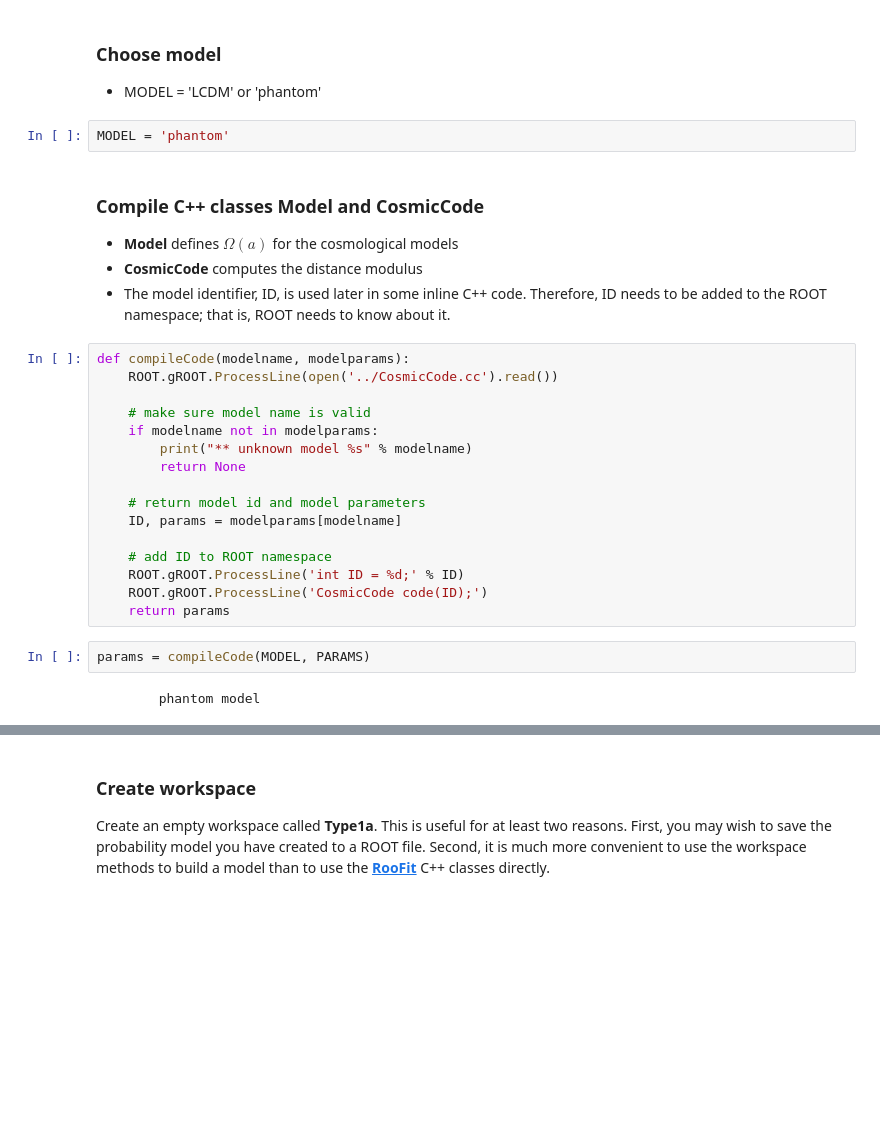
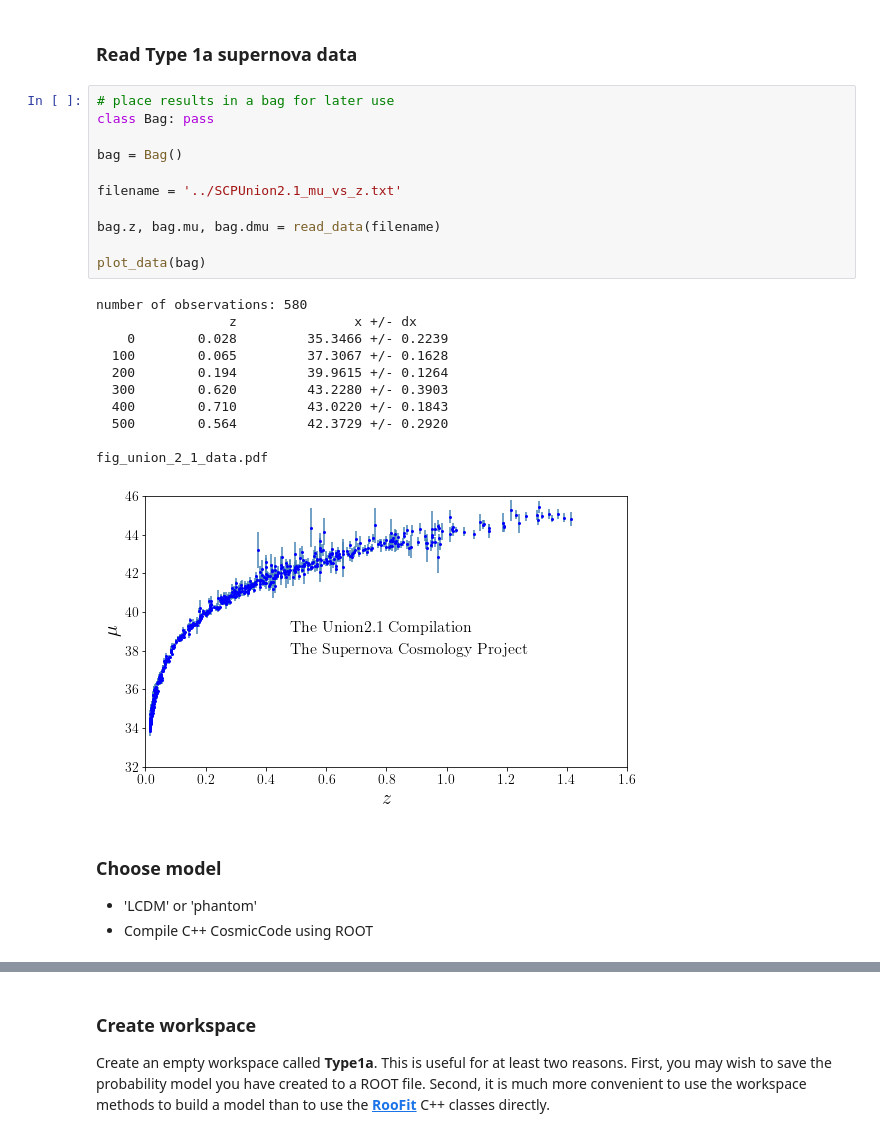
Before and after one commit to hbprosper/type1afit, a Jupyter notebook: roofit/roofit_example.ipynb, the cells around one changed output, grey strips where cells are left out. Drawn from its saved outputs; the diff is of its cells as text; blank space fills up the shorter version.

```diff
--- a/roofit/roofit_example.ipynb
+++ b/roofit/roofit_example.ipynb
@@ -52,30 +14,29 @@ MUMAX = 48.0
+# %% [markdown]
+### Read Type 1a supernova data
+# %%
+# place results in a bag for later use
+class Bag: pass
+
+bag = Bag()
+
+filename = '../SCPUnion2.1_mu_vs_z.txt'
+
+bag.z, bag.mu, bag.dmu = read_data(filename)
+
+plot_data(bag)
+# %% [output]
+number of observations: 580
+                 z               x +/- dx
+    0        0.028         35.3466 +/- 0.2239
+  100        0.065         37.3067 +/- 0.1628
+  200        0.194         39.9615 +/- 0.1264
+  300        0.620         43.2280 +/- 0.3903
+  400        0.710         43.0220 +/- 0.1843
+  500        0.564         42.3729 +/- 0.2920
+
+fig_union_2_1_data.pdf
+[figure, added]
 # %% [markdown]
 ### Choose model
-   * MODEL = 'LCDM' or 'phantom'
+   * 'LCDM' or 'phantom'
+   * Compile C++ CosmicCode using ROOT
-# %%
-MODEL = 'phantom'
-# %% [markdown]
-### Compile C++ classes Model and CosmicCode
-   * __Model__ defines $\Omega(a)$ for the cosmological models
-   * __CosmicCode__ computes the distance modulus
-   * The model identifier, ID, is used later in some inline C++ code. Therefore, ID needs to be added to the ROOT namespace; that is, ROOT needs to know about it.
-# %%
-def compileCode(modelname, modelparams):
-    ROOT.gROOT.ProcessLine(open('../CosmicCode.cc').read())
-
-    # make sure model name is valid
-    if modelname not in modelparams:
-        print("** unknown model %s" % modelname)
-        return None
-
-    # return model id and model parameters
-    ID, params = modelparams[modelname]
-
-    # add ID to ROOT namespace
-    ROOT.gROOT.ProcessLine('int ID = %d;' % ID)
-    ROOT.gROOT.ProcessLine('CosmicCode code(ID);')
-    return params
-# %%
-params = compileCode(MODEL, PARAMS)
-# %% [output]
-        phantom model
```
Also changed, not shown: parts of 50 cells of this notebook, 3 other files.
